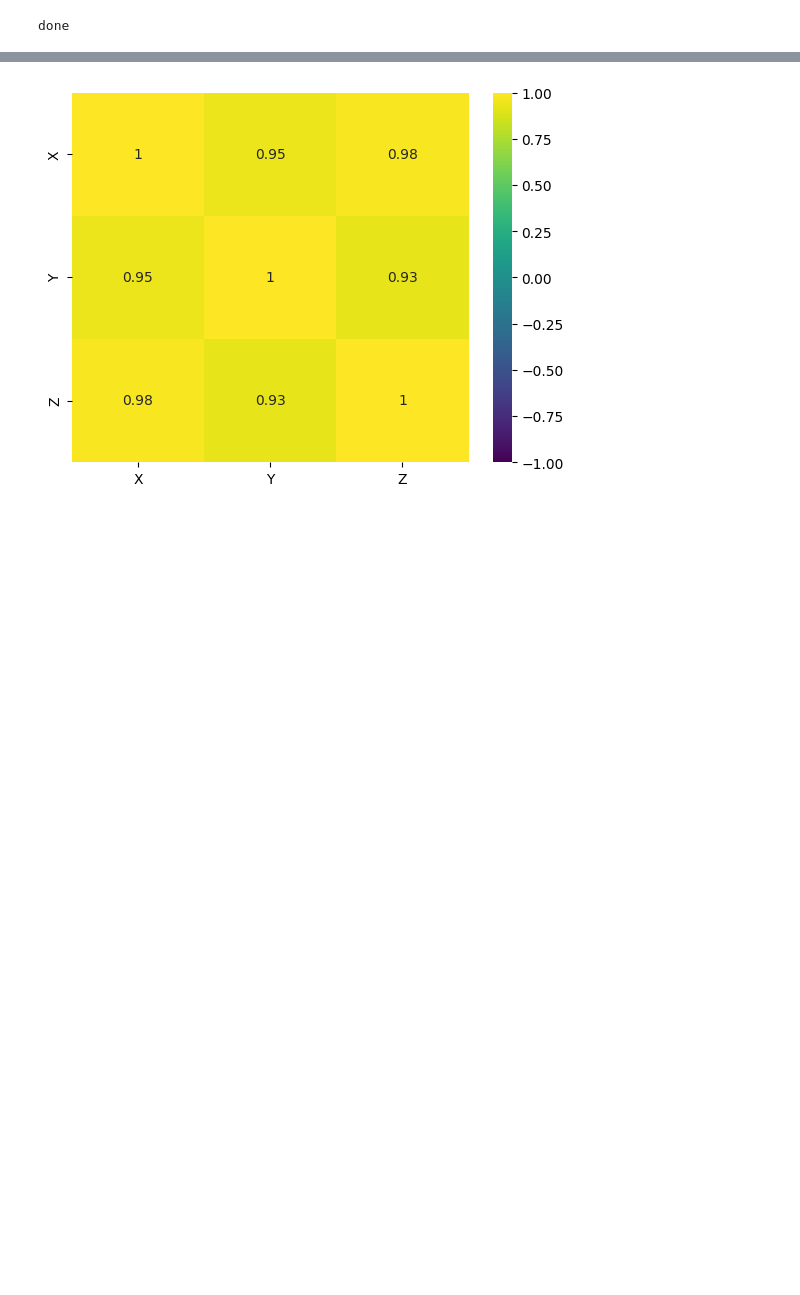
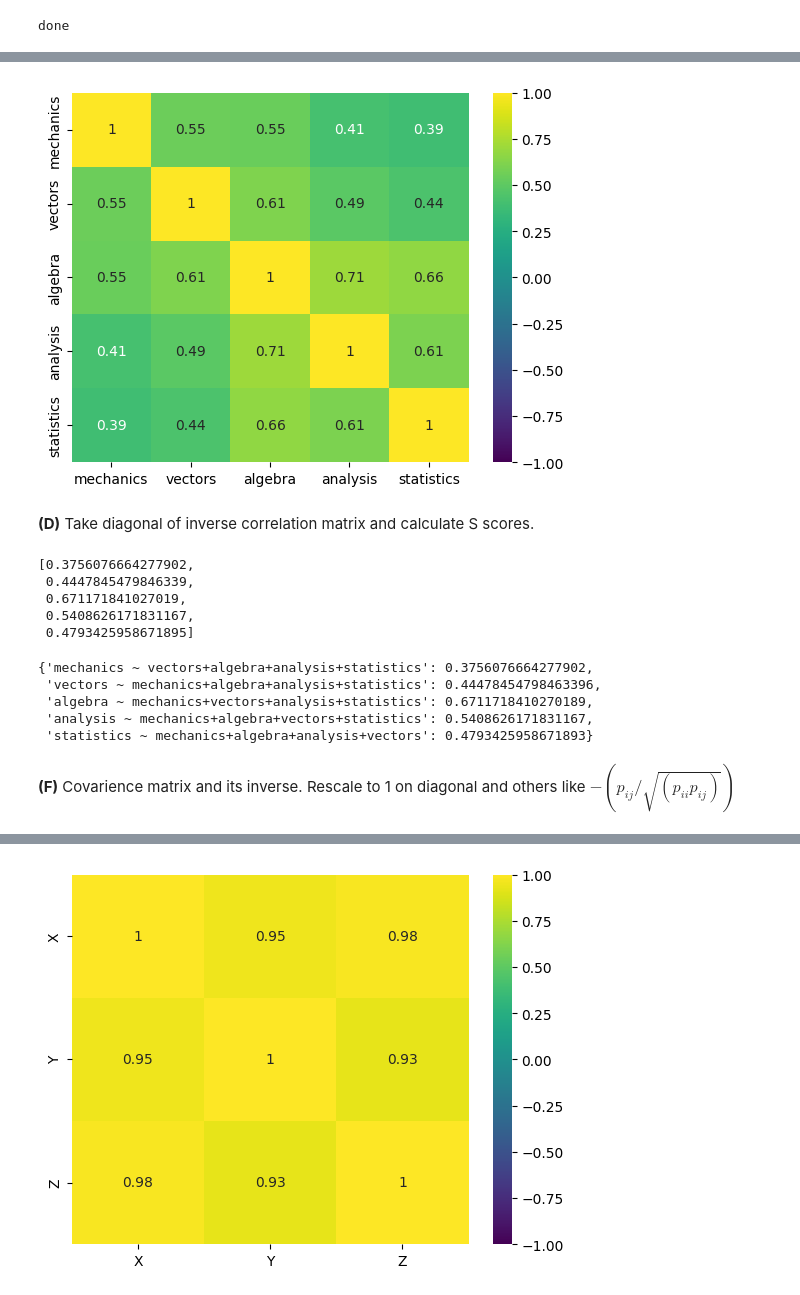
Before and after one commit to gr3ss0/ComplexSystems, a Jupyter notebook: ass2/Ass2_notebook.ipynb, the cells around one changed output, grey strips where cells are left out. Saved outputs shown, nothing was run; the diff lists cells and outputs as text; code cells hidden in the pictures; blank space fills up the shorter version.

```diff
--- a/ass2/Ass2_notebook.ipynb
+++ b/ass2/Ass2_notebook.ipynb
@@ -10,0 +48,44 @@ done
+# %%
+corr_mx = marks_df.corr()
+sns.heatmap(corr_mx, annot=True, vmin=-1, vmax=1, cmap='viridis')
+plt.savefig("img/P1C_heatmap_raw")
+plt.show()
+# %% [output]
+[figure, added]
+# %% [markdown]
+**(D)** Take diagonal of inverse correlation matrix and calculate S scores.
+# %%
+corr_mx_inv = np.linalg.inv(corr_mx)
+D = np.diag(corr_mx_inv)
+S = [(d-1)/d for d in D]
+S
+# %% [output]
+[0.3756076664277902,
+ 0.4447845479846339,
+ 0.671171841027019,
+ 0.5408626171831167,
+ 0.4793425958671895]
+# %%
+
+formula1 =  "mechanics ~ vectors+algebra+analysis+statistics"
+formula2 =  'vectors ~ mechanics+algebra+analysis+statistics'
+formula3 =  'algebra ~ mechanics+vectors+analysis+statistics'
+formula4 =  'analysis ~ mechanics+algebra+vectors+statistics'
+formula5 =  'statistics ~ mechanics+algebra+analysis+vectors'
+formulas = [formula1, formula2, formula3, formula4, formula5]
+
+R_qdr = {}
+for formula in formulas:
+    y, X = patsy.dmatrices(formula, marks_df, return_type = 'dataframe')
+    model = LinearRegression().fit(X,y)
+    R_qdr[formula] = model.score(X,y)
+
+R_qdr
+# %% [output]
+{'mechanics ~ vectors+algebra+analysis+statistics': 0.3756076664277902,
+ 'vectors ~ mechanics+algebra+analysis+statistics': 0.44478454798463396,
+ 'algebra ~ mechanics+vectors+analysis+statistics': 0.6711718410270189,
+ 'analysis ~ mechanics+algebra+vectors+statistics': 0.5408626171831167,
+ 'statistics ~ mechanics+algebra+analysis+vectors': 0.4793425958671893}
+# %% [markdown]
+**(F)** Covarience matrix and its inverse. Rescale to 1 on diagonal and others like $-(p_{ij} / \sqrt{(p_{ii}p_{ij})})$
```
Also changed, not shown: parts of 32 cells of this notebook, 7 other files.
